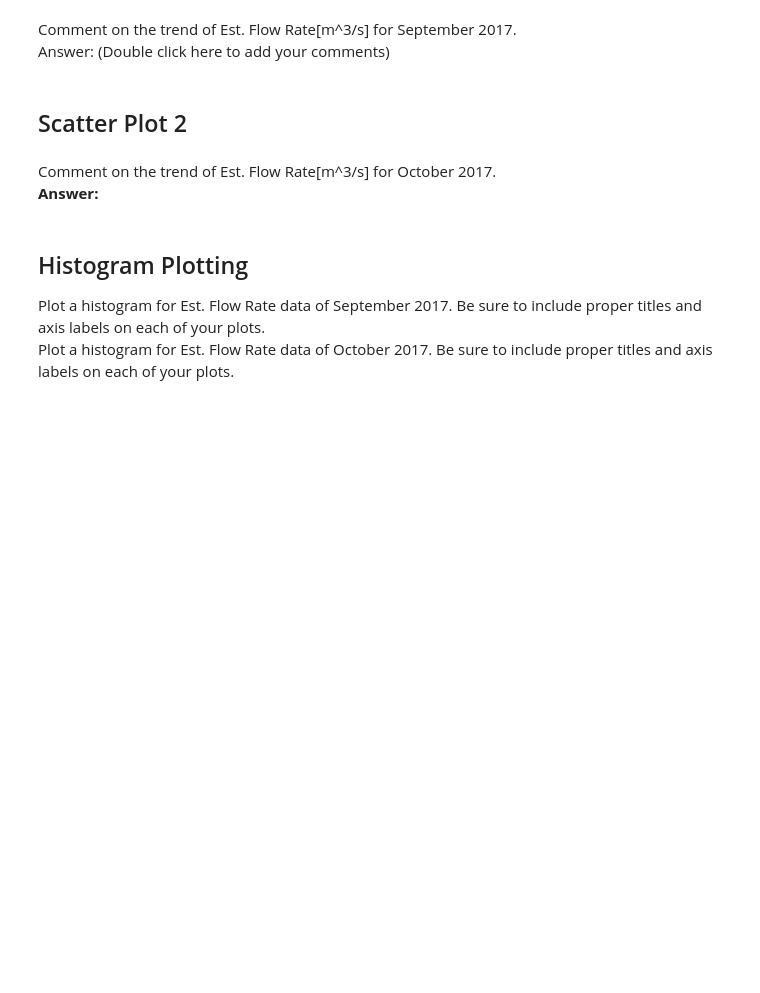
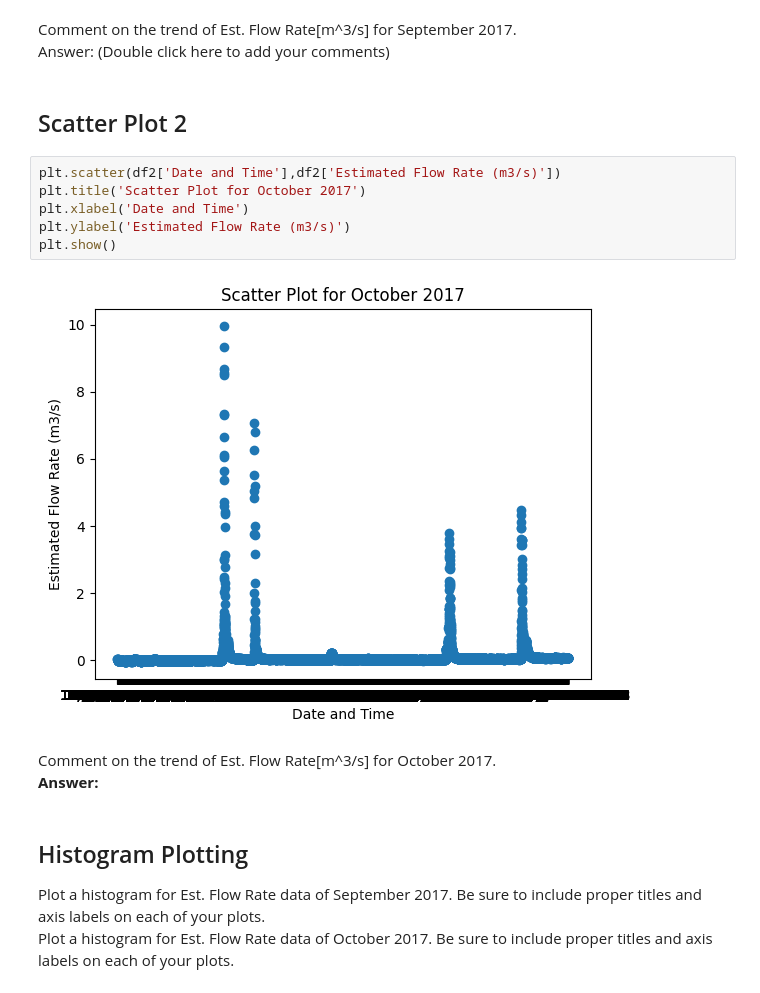
Before and after one commit to ncat-morrow/isen-project-1-ncat-engineers, a Jupyter notebook: ISEN_370_Module_2_Project.ipynb, the cells around one changed output. Cells and saved outputs as stored; diff of their text form; blank space fills up the shorter version.

```diff
--- a/ISEN_370_Module_2_Project.ipynb
+++ b/ISEN_370_Module_2_Project.ipynb
@@ -65,6 +74,14 @@ Answer: (Double click here to add your comments)
 <BR>
 # %% [markdown]
 ## Scatter Plot 2
+# %%
+plt.scatter(df2['Date and Time'],df2['Estimated Flow Rate (m3/s)'])
+plt.title('Scatter Plot for October 2017')
+plt.xlabel('Date and Time')
+plt.ylabel('Estimated Flow Rate (m3/s)')
+plt.show()
+# %% [output]
+[figure, added]
 # %% [markdown]
 Comment on the trend of Est. Flow Rate[m^3/s] for October 2017.
 <br>
```
Also changed, not shown: parts of 2 cells of this notebook.
